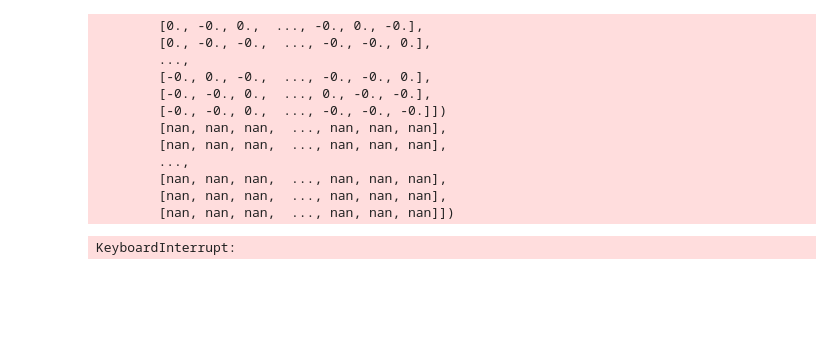
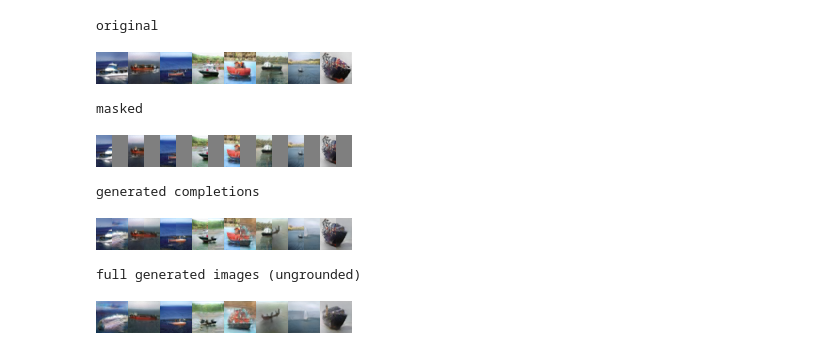
Before and after one commit to unixpickle/inpaint-gan, a Jupyter notebook: experiments.ipynb, the cells around one changed output. Saved outputs shown, nothing was run; the diff lists cells and outputs as text; code cells hidden in the pictures; blank space fills up the shorter version.

```diff
--- a/experiments.ipynb
+++ b/experiments.ipynb
@@ -29,28 +38,36 @@ display_samples(inpaint_me)
 # %%
-diffusion = Diffusion(create_alpha_schedule(num_steps=50))
+diffusion = Diffusion(create_alpha_schedule(num_steps=500))
 # %%
 def cond_generator(latent):
-    return full_model['G'](latent, label, force_fp32=True)
+    return full_model['G'](latent.to(device), label.to(device), force_fp32=True).cpu()
 mask = torch.ones_like(inpaint_me)
-mask[:, :, 16:] = 0
+mask[:, :, :, 16:] = 0
 inpainted = diffusion.ddpm_sample_inpaint(
     x_T=torch.randn(inpaint_me.shape[0], 512),
     decoder_fn=cond_generator,
-    target=inpaint_me,
-    mask=mask,
+    target=inpaint_me,    # image we want to complete
+    mask=mask,            # 1 where we use the target image, 0 elsewhere
+    num_samples=1,        # number of image samples to generate per step
+    temp=1.0,             # how much to scale the energy gradients
+    xstart_temp=0.0,      # how much noise to use when sampling images; 1.0 = unbiased
+    clip_std=5.0,         # used for gradient clipping
 )
-display_samples(cond_generator(inpainted))
+inpainted = cond_generator(inpainted)
-# %% [output]
-        [0., -0., 0.,  ..., -0., 0., -0.],
-        [0., -0., -0.,  ..., -0., -0., 0.],
-        ...,
-        [-0., 0., -0.,  ..., -0., -0., 0.],
-        [-0., -0., 0.,  ..., 0., -0., -0.],
-        [-0., -0., 0.,  ..., -0., -0., -0.]])
-        [nan, nan, nan,  ..., nan, nan, nan],
-        [nan, nan, nan,  ..., nan, nan, nan],
-        ...,
-        [nan, nan, nan,  ..., nan, nan, nan],
-        [nan, nan, nan,  ..., nan, nan, nan],
-        [nan, nan, nan,  ..., nan, nan, nan]])
-KeyboardInterrupt:
+# %%
+print('original')
+display_samples(inpaint_me)
+print('masked')
+display_samples(inpaint_me*mask)
+print('generated completions')
+display_samples(inpainted*(1-mask) + inpaint_me*mask)
+print('full generated images (ungrounded)')
+display_samples(inpainted)
+# %% [output]
+original
+[figure, added]
+masked
+[figure, added]
+generated completions
+[figure, added]
+full generated images (ungrounded)
+[figure, added]
```
Also changed, not shown: parts of 5 cells of this notebook, 3 other files.
